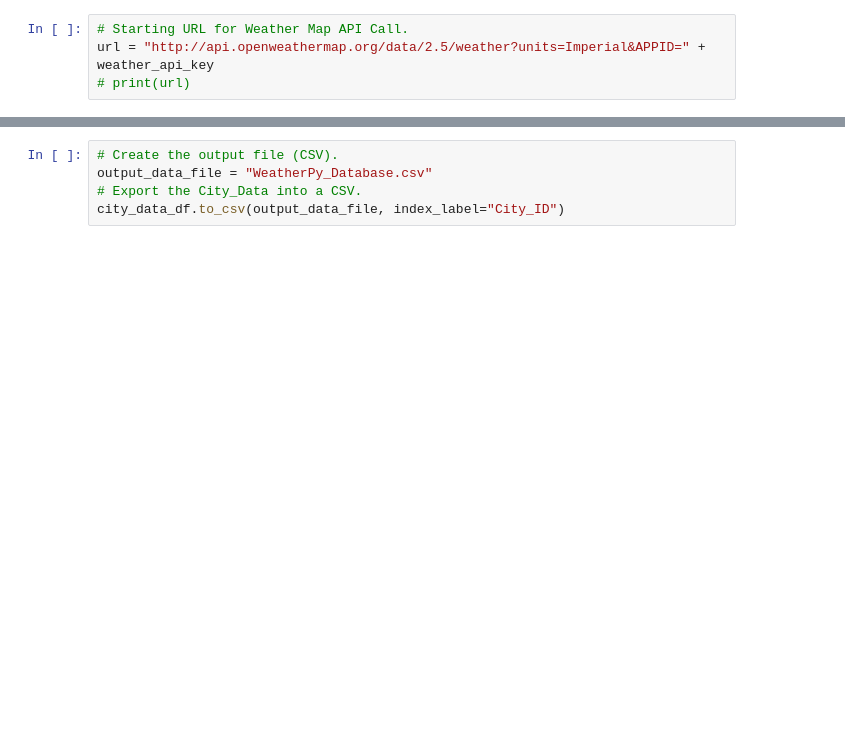
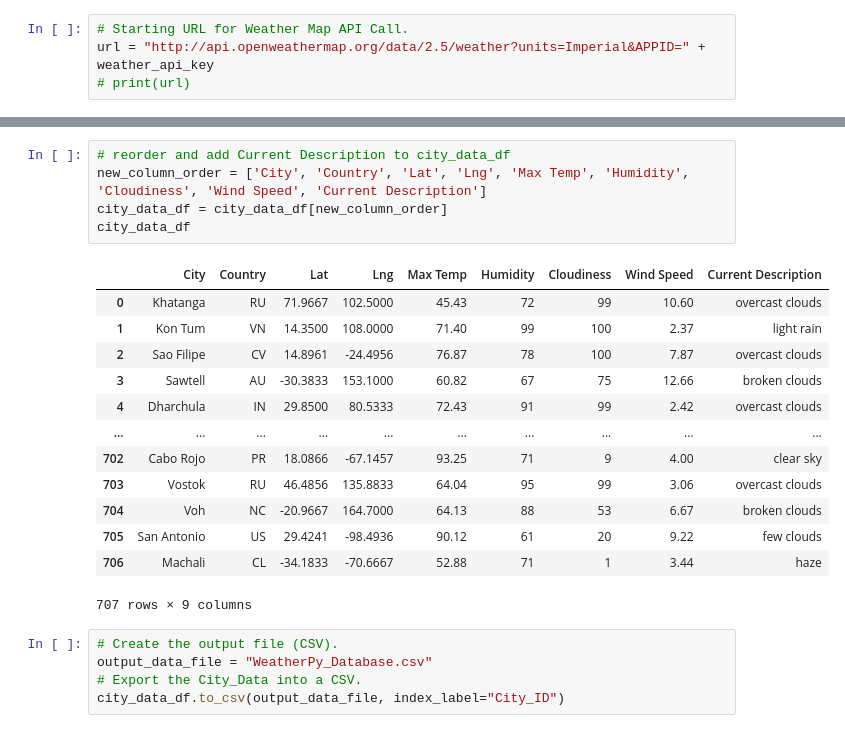
Before and after one commit to OscarD79/World_Weather_Analysis, a Jupyter notebook: Weather_Database/Weather_Database.ipynb, the cells around one changed output, grey strips where cells are left out. Saved outputs shown, nothing was run; the diff lists cells and outputs as text; blank space fills up the shorter version.

```diff
--- a/Weather_Database/Weather_Database.ipynb
+++ b/Weather_Database/Weather_Database.ipynb
@@ -147,3 +150,22 @@ city_data_df.head(10)
+# %%
+# reorder and add Current Description to city_data_df
+new_column_order = ['City', 'Country', 'Lat', 'Lng', 'Max Temp', 'Humidity', 'Cloudiness', 'Wind Speed', 'Current Description']
+city_data_df = city_data_df[new_column_order]
+city_data_df
+# %% [output]
+|  | City | Country | Lat | Lng | Max Temp | Humidity | Cloudiness | Wind Speed | Current Description |
+| 0 | Khatanga | RU | 71.9667 | 102.5000 | 45.43 | 72 | 99 | 10.60 | overcast clouds |
+| 1 | Kon Tum | VN | 14.3500 | 108.0000 | 71.40 | 99 | 100 | 2.37 | light rain |
+| 2 | Sao Filipe | CV | 14.8961 | -24.4956 | 76.87 | 78 | 100 | 7.87 | overcast clouds |
+| 3 | Sawtell | AU | -30.3833 | 153.1000 | 60.82 | 67 | 75 | 12.66 | broken clouds |
+| 4 | Dharchula | IN | 29.8500 | 80.5333 | 72.43 | 91 | 99 | 2.42 | overcast clouds |
+| ... | ... | ... | ... | ... | ... | ... | ... | ... | ... |
+| 702 | Cabo Rojo | PR | 18.0866 | -67.1457 | 93.25 | 71 | 9 | 4.00 | clear sky |
+| 703 | Vostok | RU | 46.4856 | 135.8833 | 64.04 | 95 | 99 | 3.06 | overcast clouds |
+| 704 | Voh | NC | -20.9667 | 164.7000 | 64.13 | 88 | 53 | 6.67 | broken clouds |
+| 705 | San Antonio | US | 29.4241 | -98.4936 | 90.12 | 61 | 20 | 9.22 | few clouds |
+| 706 | Machali | CL | -34.1833 | -70.6667 | 52.88 | 71 | 1 | 3.44 | haze |
+707 rows × 9 columns
 # %%
 # Create the output file (CSV).
 output_data_file = "WeatherPy_Database.csv"
```
Also changed, not shown: parts of 3 cells of this notebook, 4 other files.
